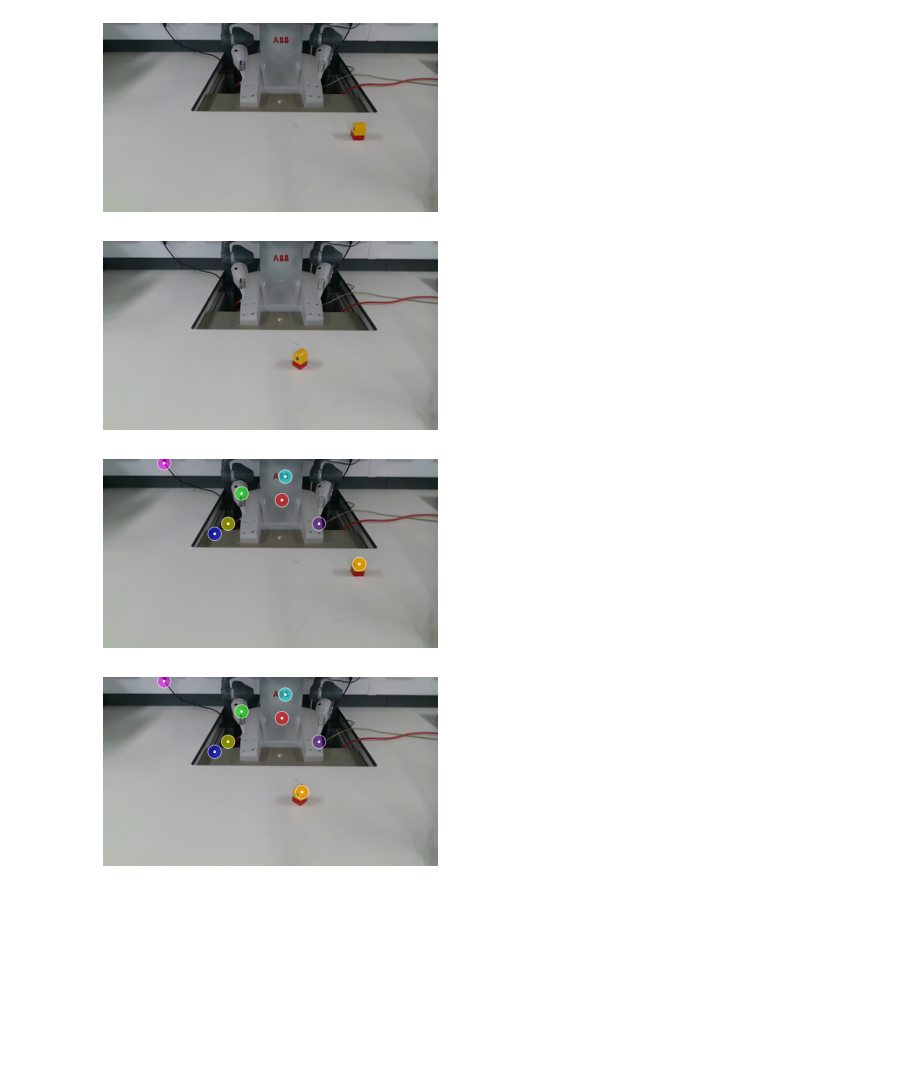
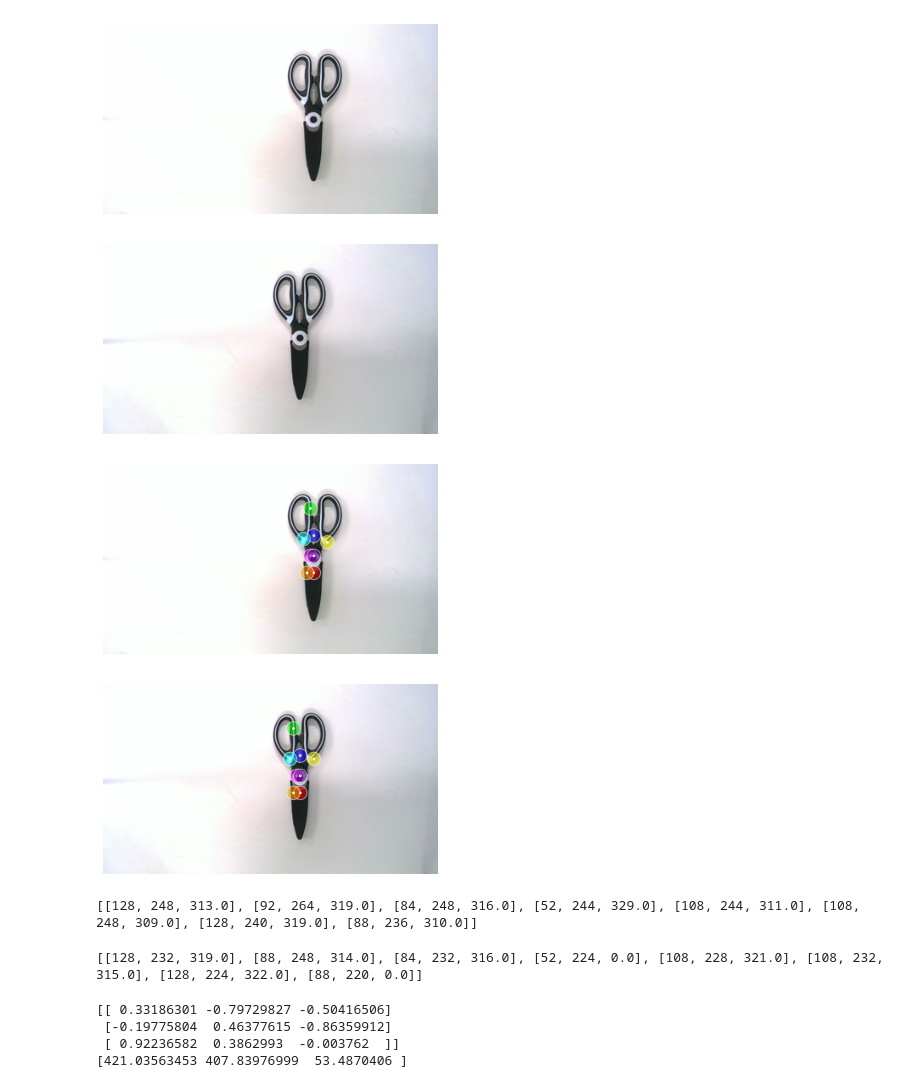
Before and after one commit to yw14218/yumi_oneshot, a Jupyter notebook: dino_exp.ipynb, the cells around one changed output. Cells and saved outputs as stored; diff of their text form; code cells hidden in the pictures; blank space fills up the shorter version.

```diff
--- a/dino_exp.ipynb
+++ b/dino_exp.ipynb
@@ -12,8 +36,8 @@ thresh=0.05 #@param
 model_type='dino_vits8' #@param
 stride=4 #@param
 
-image_path1="data/lego/demo_rgb.png"
-image_path2="data/lego/live_rgb.png"
+image_path1="data/scissor/demo_wrist_rgb.png"
+image_path2="data/scissor/live_wrist_rgb.png"
 
 with torch.no_grad():
     points1, points2, image1_pil, image2_pil = find_correspondences(image_path1, image_path2, num_pairs, load_size, layer,
@@ -34,4 +57,4 @@ Downloading: "https://dl.fbaipublicfiles.com/dino/dino_deitsmall8_pretrain/dino_
-[figure, old version]
+[figure, new version]
-[figure, old version]
+[figure, new version]
-[figure, old version]
+[figure, new version]
-[figure, old version]
+[figure, new version]
@@ -37,0 +107,37 @@ Downloading: "https://dl.fbaipublicfiles.com/dino/dino_deitsmall8_pretrain/dino_
+# %%
+points1_with_depth = add_depth(points1, demo_depth)
+print(points1_with_depth)
+# %% [output]
+[[128, 248, 313.0], [92, 264, 319.0], [84, 248, 316.0], [52, 244, 329.0], [108, 244, 311.0], [108, 248, 309.0], [128, 240, 319.0], [88, 236, 310.0]]
+# %%
+points2_with_depth = add_depth(points2, live_depth)
+print(points2_with_depth)
+# %% [output]
+[[128, 232, 319.0], [88, 248, 314.0], [84, 232, 316.0], [52, 224, 0.0], [108, 228, 321.0], [108, 232, 315.0], [128, 224, 322.0], [88, 220, 0.0]]
+# %%
+def find_transformation(X, Y):
+    #Find transformation given two sets of correspondences between 3D points
+    # Calculate centroids
+    cX = np.mean(X, axis=0)
+    cY = np.mean(Y, axis=0)
+    # Subtract centroids to obtain centered sets of points
+    Xc = X - cX
+    Yc = Y - cY
+    # Calculate covariance matrix
+    C = np.dot(Xc.T, Yc)
+    # Compute SVD
+    U, S, Vt = np.linalg.svd(C)
+    # Determine rotation matrix
+    R = np.dot(Vt.T, U.T)
+    # Determine translation vector
+    t = cY - np.dot(R, cX)
+    return R, t
+
+R, t = find_transformation(points1_with_depth, points2_with_depth)
+print(R)
+print(t)
+# %% [output]
+[[ 0.33186301 -0.79729827 -0.50416506]
+ [-0.19775804  0.46377615 -0.86359912]
+ [ 0.92236582  0.3862993  -0.003762  ]]
+[421.03563453 407.83976999  53.4870406 ]
```
Also changed, not shown: parts of 11 cells of this notebook, 56 other files.
